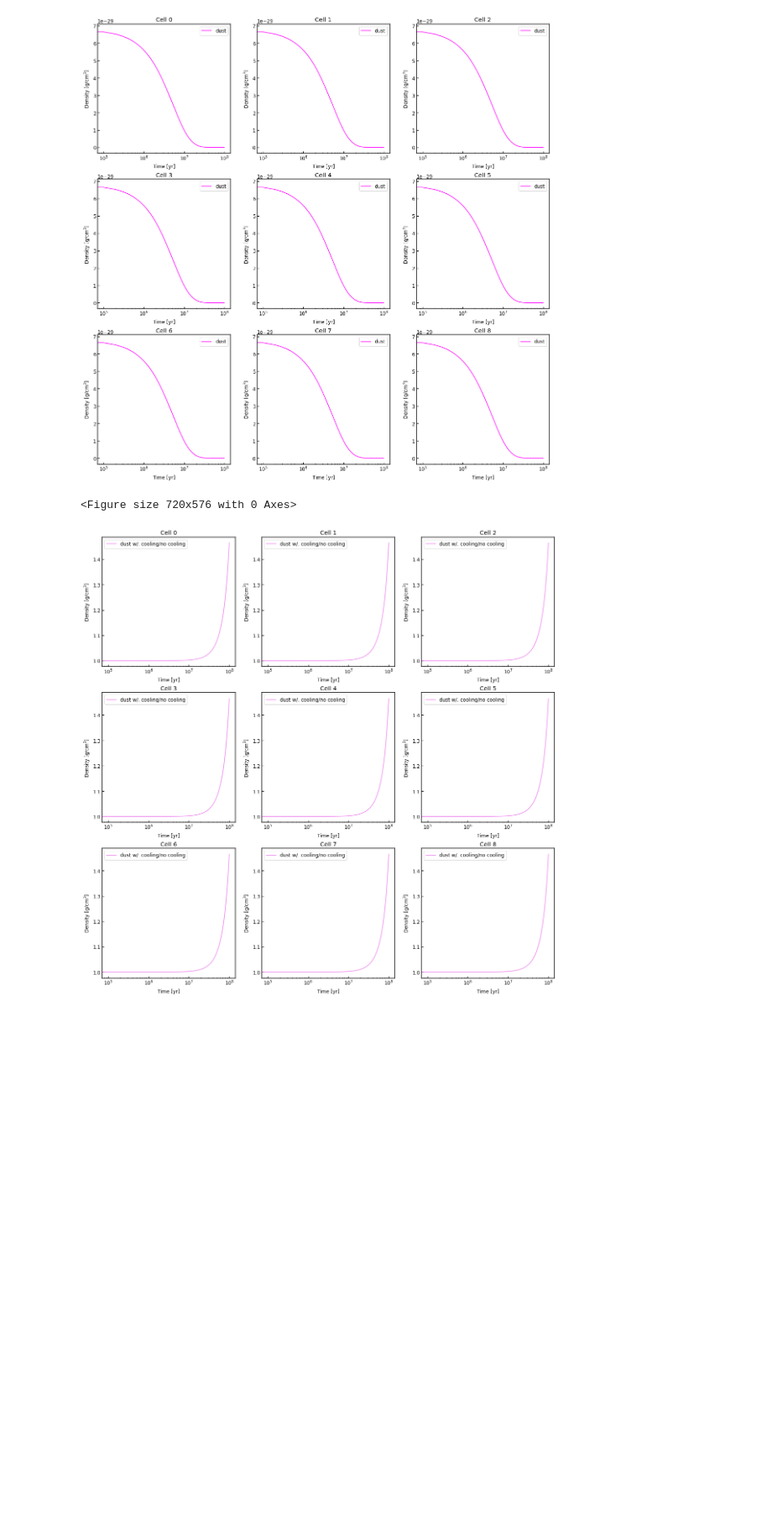
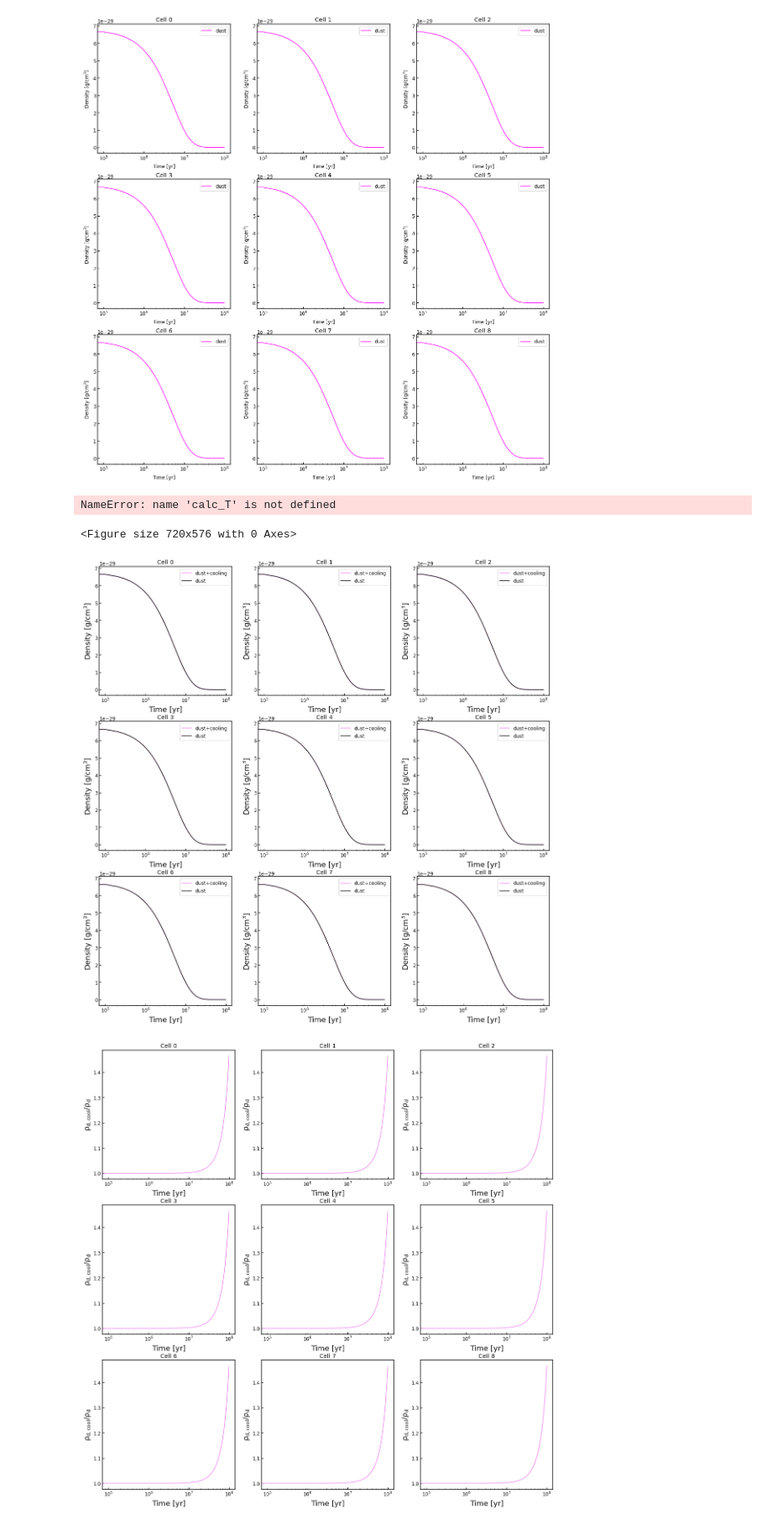
Before and after one commit to helenarichie/my_scripts, a Jupyter notebook: cholla/dust_model/cuda/cholla_sims.ipynb, the cells around one changed output. Shown: that part at 84% size. Drawn from its saved outputs; the diff is of its cells as text; code cells hidden in the pictures; blank space fills up the shorter version.

Commit message:
add cleaned up version of cholla 1D output plotting code

```diff
--- a/cholla/dust_model/cuda/cholla_sims.ipynb
+++ b/cholla/dust_model/cuda/cholla_sims.ipynb
@@ -102,6 +101,9 @@ d_gas_cool = []
 d_dust_cool = []
 t_arr_cool = []
 E_cool = []
+vx_cool = []
+vy_cool = []
+vz_cool = []
 
 LENGTH_UNIT = 3.08567758e21 # kpc in cm
 MASS_UNIT = 1.98855e33 # solar mass in grams
@@ -127,46 +129,65 @@ for test_i in tests:
         xrange = np.arange(0, nx + 1)
         gamma = head["gamma"][0]
         d = np.array(f["density"]) # mass density
-        mx = np.array(f["momentum_x"]) # x-momentum
-        my = np.array(f["momentum_y"]) # y-momentum
-        mz = np.array(f["momentum_z"]) # z-momentum
+        mx = np.array(f["momentum_x"])*MASS_UNIT*VELOCITY_UNIT # x-momentum
+        my = np.array(f["momentum_y"])*MASS_UNIT*VELOCITY_UNIT # y-momentum
+        mz = np.array(f["momentum_z"])*MASS_UNIT*VELOCITY_UNIT # z-momentum
         E = np.array(f["Energy"]) # total energy density
         d_dust_i = np.array(f["scalar0"]) # dust density
 
         d_dust_cool.append(d_dust_i*DENSITY_UNIT)
         d_gas_cool.append(d*DENSITY_UNIT)
         E_cool.append(E*ENERGY_UNIT)
 
 
-        vx = mx / d
-        vy = my / d
-        vz = mz / d
+        vx_cool.append(mx / d)
+        vy_cool.append(my / d)
+        vz_cool.append(mz / d)
+
 
 fig = plt.figure(figsize=(10,8))
 
 d_dust_cell_cool = np.zeros((10, len(t_arr)))
 for i, d_i in enumerate(d_dust_cool):
     for j, cell in enumerate(d_i):
         d_dust_cell_cool[j][i] = cell
 
 d_gas_cell_cool = np.zeros((10, len(t_arr)))
 for i, d_i in enumerate(d_gas_cool):
     for j, cell in enumerate(d_i):
         d_gas_cell_cool[j][i] = cell
 
 E_cell_cool = np.zeros((10, len(t_arr)))
 for i, d_i in enumerate(E_cool):
     for j, cell in enumerate(d_i):
         E_cell_cool[j][i] = cell
 
+
 fig, axs = plt.subplots(3, 3, constrained_layout=False, figsize=(20,20))
 for i, ax in enumerate(axs.flat):
-    ax.semilogx(t_arr_cool, d_dust_cell_cool[i]/d_dust_cell[i], color="violet", label=f"dust w/. cooling/no cooling")
+    ax.semilogx(t_arr_cool, d_dust_cell_cool[i], color="violet", label="dust+cooling")
+    ax.semilogx(t_arr, d_dust_cell[i], color="k", label=f"dust")
+    ax.set_title(f"Cell {i}")
+    ax.set_xlabel("Time$~[yr]$", fontsize=18)
+    ax.set_ylabel(r"Density$~[g/cm^3]$", fontsize=18)
+    ax.legend()
+
+fig, axs = plt.subplots(3, 3, constrained_layout=False, figsize=(20,20))
+for i, ax in enumerate(axs.flat):
+    ax.semilogx(t_arr_cool, d_dust_cell_cool[i]/d_dust_cell[i], color="violet")
     #ax.semilogx(t_arr, d_dust_cell[i], color="k", label=f"dust")
     ax.set_title(f"Cell {i}")
-    ax.legend()
-    ax.set_xlabel("Time$~[yr]$")
-    ax.set_ylabel(r"Density$~[g/cm^3]$")
+    ax.set_xlabel("Time$~[yr]$", fontsize=18)
+    ax.set_ylabel(r"$\rho_{d,cool}/\rho_d$", fontsize=18)
+
+T_cool = calc_T(list(zip(*E_cool))[0], list(zip(*vx_cool))[0], list(zip(*vy_cool))[0], list(zip(*vz_cool))[0], list(zip(*d_gas_cool))[0])
+
+fig = plt.figure(figsize=(6,6))
+plt.semilogx(t_arr_cool, T_cool, color="cyan")
+plt.xlabel("Time$~[yr]$", fontsize=18)
+plt.ylabel(r"$T~[K]$", fontsize=18)
 # %% [output]
-<Figure size 720x576 with 0 Axes>
+NameError: name 'calc_T' is not defined
+<Figure size 720x576 with 0 Axes>
-[figure, old version]
+[figure, new version]
+[figure, added]
```
Also changed, not shown: parts of 4 cells of this notebook, 1 other file.
